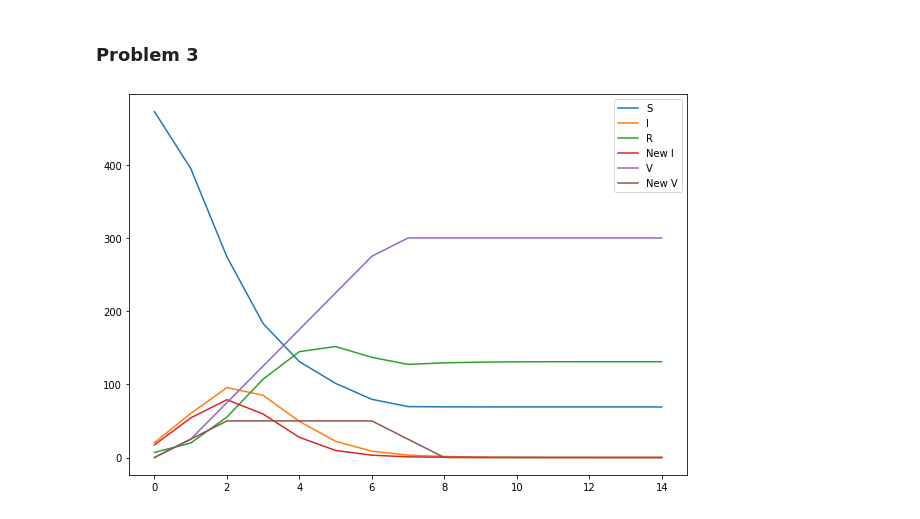
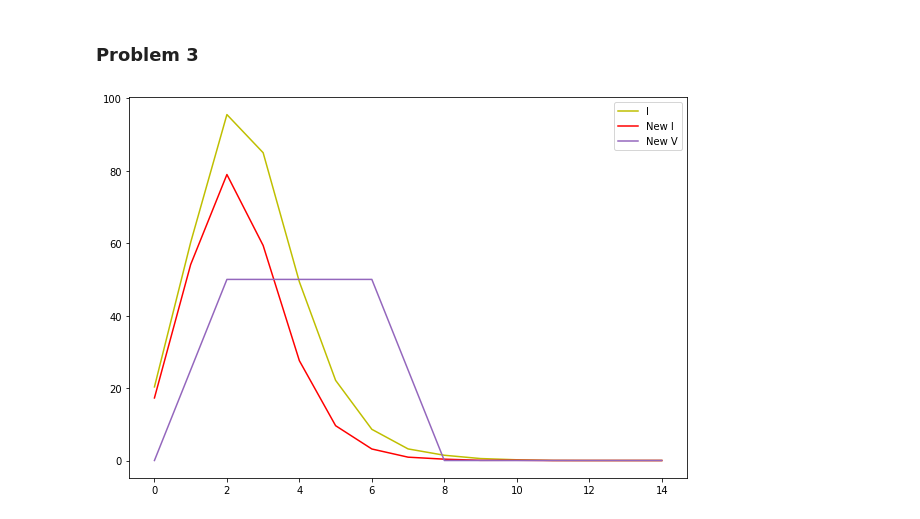
Before and after one commit to RoboTuan/Network-Dynamics-and-Learning, a Jupyter notebook: Homeworks/Hw3/HMW3.ipynb, the cells around one changed output. Saved outputs shown, nothing was run; the diff lists cells and outputs as text; code cells hidden in the pictures.

```diff
--- a/Homeworks/Hw3/HMW3.ipynb
+++ b/Homeworks/Hw3/HMW3.ipynb
@@ -62,7 +105,7 @@ def simulate(graph, n_nodes, initial_infected, n_simulations, n_weeks, beta, ro)
           for neighbour in graph.neighbors(node):
             if nodes_configuration[neighbour, 0] == 1:
               m+=1
-          if np.random.random(1)[0] < (1-beta)**m:
+          if np.random.rand() < (1-beta)**m:
             nodes_configuration[node, 1] = 0
             weekly_susceptible_nodes += 1
           else:
@@ -83,7 +126,7 @@ def simulate(graph, n_nodes, initial_infected, n_simulations, n_weeks, beta, ro)
 
         elif nodes_configuration[node, 0] == 1:
 
-          if np.random.random(1)[0]< ro:
+          if np.random.rand() < ro:
             nodes_configuration[node, 1] = 2
             weekly_recovered_nodes += 1
           else:
@@ -240,11 +319,15 @@ def simulate_vaccination(graph, n_nodes, initial_infected, n_simulations, n_week
   for simulation in range(n_simulations):
     # The node configuration has a column for the old and the updated configuration
     nodes_configuration = np.zeros((n_nodes, 2), dtype=int)
-    # vaccinated nodes at week=0 are 0
-    initial_infected_nodes = np.random.choice(graph.nodes, size=(initial_infected,), replace=False)
+    # modifying this for the next execise in order to have more than 0 vaxx nodes at week 0
+    initial_infected_vacc_nodes = np.random.choice(graph.nodes, size=(initial_infected + weekly_vacc_perc[0], ), replace=False)
+    initial_infected_nodes = initial_infected_vacc_nodes[:initial_infected]
+    initial_vacc_nodes = initial_infected_vacc_nodes[initial_infected: ]
 
     for node in initial_infected_nodes:
       nodes_configuration[node, 0] = 1
+    for node in initial_vacc_nodes:
+      nodes_configuration[node, 0] = 3
 
     for week in range(n_weeks):
       weekly_susceptible_nodes = 0
@@ -265,7 +348,7 @@ def simulate_vaccination(graph, n_nodes, initial_infected, n_simulations, n_week
           for neighbour in graph.neighbors(node):
             if nodes_configuration[neighbour, 0] == 1:
               m+=1
-          if np.random.random(1)[0] < (1-beta)**m:
+          if np.random.rand() < (1-beta)**m:
             nodes_configuration[node, 1] = 0
             weekly_susceptible_nodes += 1
           else:
@@ -276,7 +359,7 @@ def simulate_vaccination(graph, n_nodes, initial_infected, n_simulations, n_week
 
         elif nodes_configuration[node, 0] == 1:
 
-          if np.random.random(1)[0]< ro:
+          if np.random.rand() < ro:
             nodes_configuration[node, 1] = 2
             weekly_recovered_nodes += 1
           else:
@@ -304,26 +387,26 @@ def simulate_vaccination(graph, n_nodes, initial_infected, n_simulations, n_week
 
   return infected_nodes_avg, susceptible_nodes_avg, recovered_nodes_avg, new_infected_nodes_avg, vacc_perc, weekly_vacc_perc
 # %%
+np.random.seed(0)
 k = 6
 max_nodes = 500
 n_weeks = 15
 beta = 0.3
 ro = 0.7
 initial_infected = 10
 n_iterations = 100
 vacc_t = [0, 5, 15, 25, 35, 45, 55, 60, 60, 60, 60, 60, 60, 60, 60]
 
 rnd_graph_pa = generate_rnd_graph_pa(k, max_nodes)
 
 infected_nodes_avg, susceptible_nodes_avg, recovered_nodes_avg, new_infected_nodes_avg, vacc_perc, weekly_vacc_perc = simulate_vaccination(rnd_graph_pa, max_nodes, initial_infected, n_iterations, n_weeks, beta, ro, vacc_t)
 
 fig, ax = plt.subplots(figsize=(10,7))
-ax.plot(susceptible_nodes_avg, label='S')
-ax.plot(infected_nodes_avg, label='I')
-ax.plot(recovered_nodes_avg, label='R')
-ax.plot(new_infected_nodes_avg, label='New I')
-ax.plot(vacc_perc, label='V')
-ax.plot(weekly_vacc_perc, label='New V')
-ax.legend(loc='best');
+ax.plot(infected_nodes_avg, 'y', label='I')
+ax.plot(new_infected_nodes_avg, 'r', label='New I')
+ax.plot(weekly_vacc_perc, 'tab:purple', label='New V')
+ax.legend(loc='best')
+plt.savefig("I_newI_vacc_ex3.png")
+plt.show()
 # %% [output]
-[figure, old version]
+[figure, new version]
```
Also changed, not shown: parts of 30 cells of this notebook, 9 other files.
